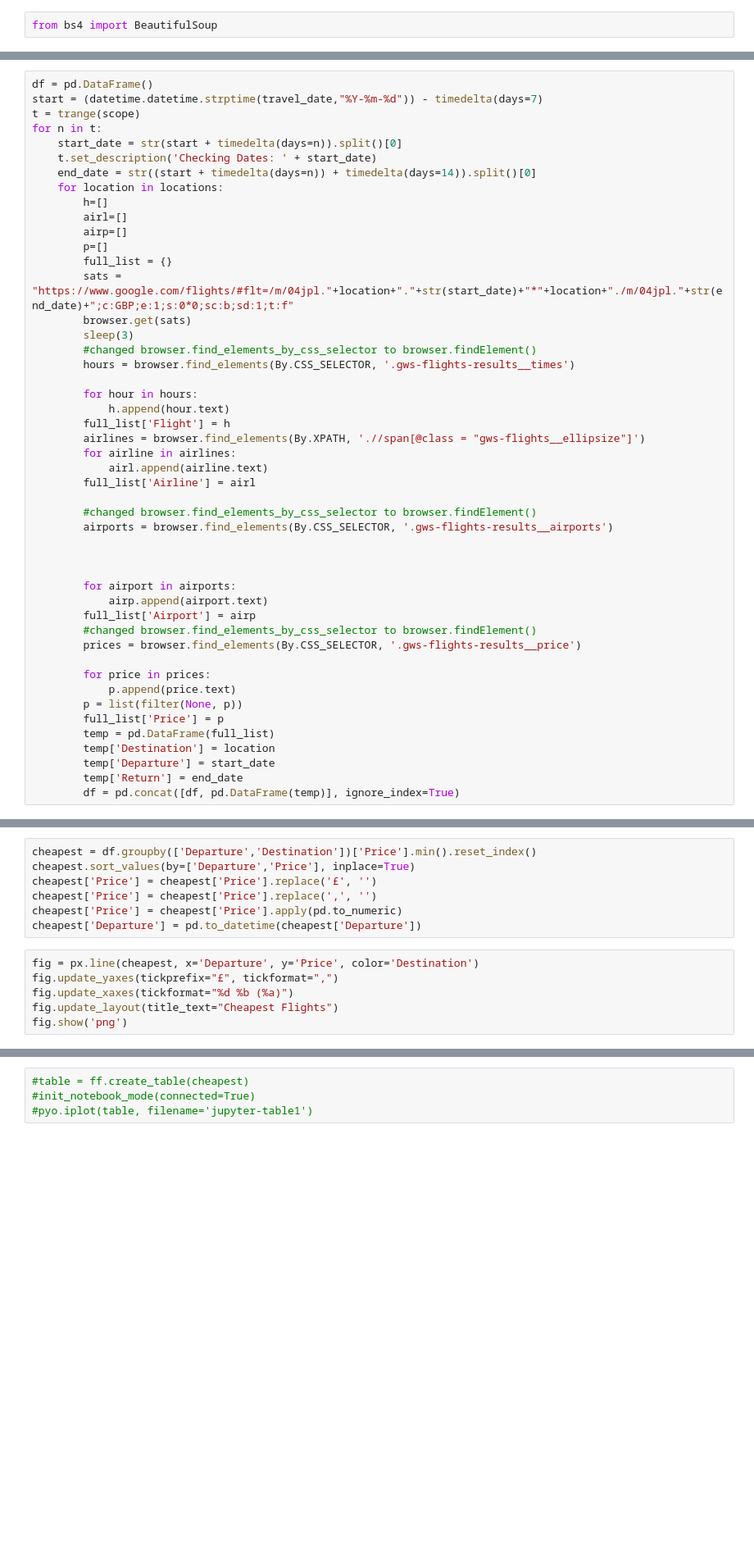
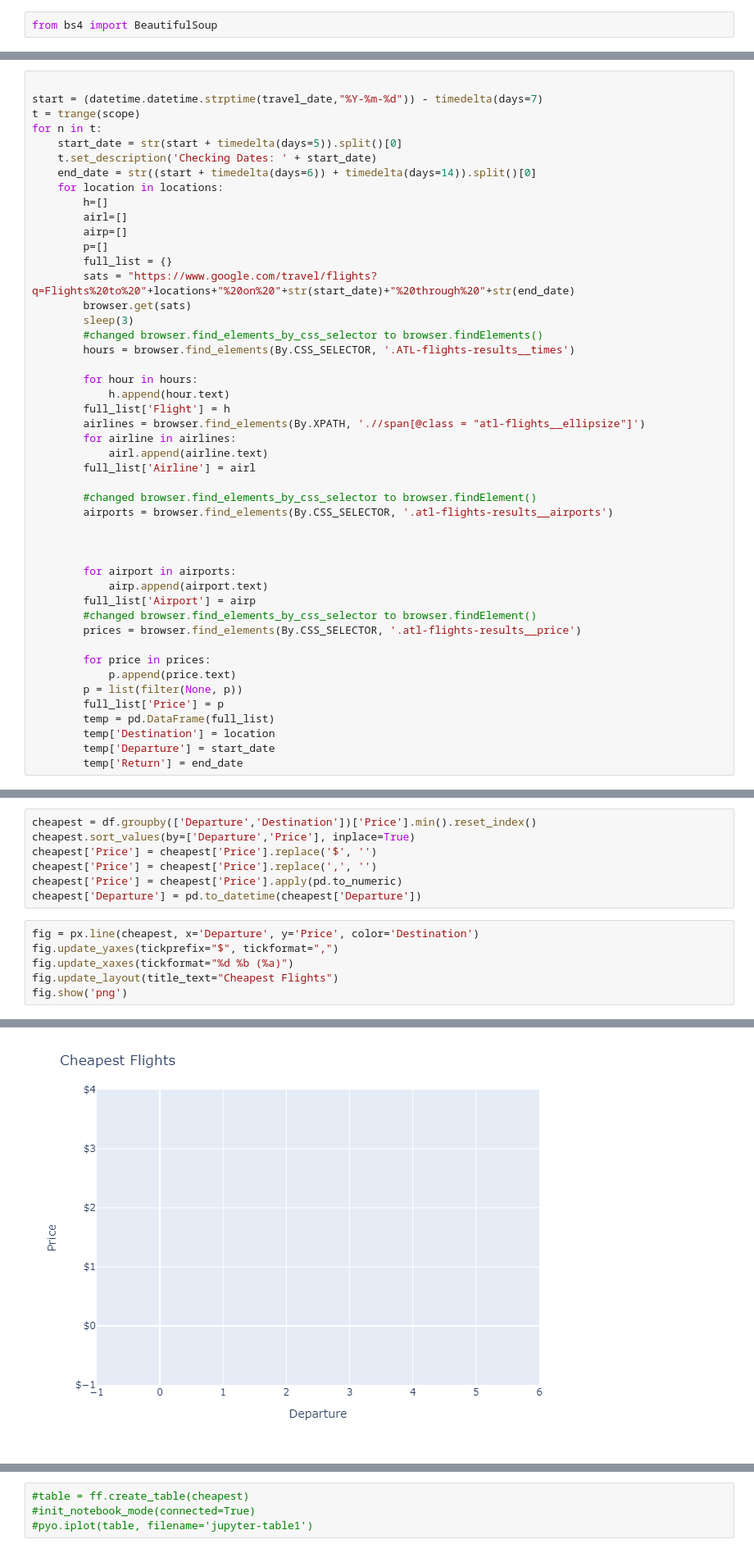
Before and after one commit to ksu-is/Whereto-, a Jupyter notebook: Wheretowip.ipynb, the cells around one changed output, grey strips where cells are left out. Shown: that part at 82% size. Saved outputs shown, nothing was run; the diff lists cells and outputs as text; blank space fills up the shorter version.

Commit message:
changed flight URL
the original URL was not actually searching google flights, rather just using broken links causing google flights to default back to its home screen.

```diff
--- a/Wheretowip.ipynb
+++ b/Wheretowip.ipynb
@@ -54,33 +34,33 @@ scope = 14
 # %%
-df = pd.DataFrame()
+
 start = (datetime.datetime.strptime(travel_date,"%Y-%m-%d")) - timedelta(days=7)
 t = trange(scope)
 for n in t:
-    start_date = str(start + timedelta(days=n)).split()[0]
+    start_date = str(start + timedelta(days=5)).split()[0]
     t.set_description('Checking Dates: ' + start_date)
-    end_date = str((start + timedelta(days=n)) + timedelta(days=14)).split()[0]
+    end_date = str((start + timedelta(days=6)) + timedelta(days=14)).split()[0]
     for location in locations:
         h=[]
         airl=[]
         airp=[]
         p=[]
         full_list = {}
-        sats = "https://www.google.com/flights/#flt=/m/04jpl."+location+"."+str(start_date)+"*"+location+"./m/04jpl."+str(end_date)+";c:GBP;e:1;s:0*0;sc:b;sd:1;t:f"
+        sats = "https://www.google.com/travel/flights?q=Flights%20to%20"+locations+"%20on%20"+str(start_date)+"%20through%20"+str(end_date)
         browser.get(sats)
         sleep(3)
-        #changed browser.find_elements_by_css_selector to browser.findElement()
-        hours = browser.find_elements(By.CSS_SELECTOR, '.gws-flights-results__times')
+        #changed browser.find_elements_by_css_selector to browser.findElements()
+        hours = browser.find_elements(By.CSS_SELECTOR, '.ATL-flights-results__times')
 
         for hour in hours:
             h.append(hour.text)
         full_list['Flight'] = h
-        airlines = browser.find_elements(By.XPATH, './/span[@class = "gws-flights__ellipsize"]')
+        airlines = browser.find_elements(By.XPATH, './/span[@class = "atl-flights__ellipsize"]')
         for airline in airlines:
             airl.append(airline.text)
         full_list['Airline'] = airl
 
         #changed browser.find_elements_by_css_selector to browser.findElement()
-        airports = browser.find_elements(By.CSS_SELECTOR, '.gws-flights-results__airports')
+        airports = browser.find_elements(By.CSS_SELECTOR, '.atl-flights-results__airports')
 
 
 
@@ -88,7 +68,7 @@ for n in t:
             airp.append(airport.text)
         full_list['Airport'] = airp
         #changed browser.find_elements_by_css_selector to browser.findElement()
-        prices = browser.find_elements(By.CSS_SELECTOR, '.gws-flights-results__price')
+        prices = browser.find_elements(By.CSS_SELECTOR, '.atl-flights-results__price')
 
         for price in prices:
             p.append(price.text)
@@ -98,4 +78,3 @@ for n in t:
         temp['Destination'] = location
         temp['Departure'] = start_date
         temp['Return'] = end_date
-        df = pd.concat([df, pd.DataFrame(temp)], ignore_index=True)
@@ -106,13 +89,13 @@ df[(df['Departure']=='2021-03-25') &(df['Destination']=='JFK')]
 # %%
 cheapest = df.groupby(['Departure','Destination'])['Price'].min().reset_index()
 cheapest.sort_values(by=['Departure','Price'], inplace=True)
-cheapest['Price'] = cheapest['Price'].replace('£', '')
+cheapest['Price'] = cheapest['Price'].replace('$', '')
 cheapest['Price'] = cheapest['Price'].replace(',', '')
 cheapest['Price'] = cheapest['Price'].apply(pd.to_numeric)
 cheapest['Departure'] = pd.to_datetime(cheapest['Departure'])
 # %%
 fig = px.line(cheapest, x='Departure', y='Price', color='Destination')
-fig.update_yaxes(tickprefix="£", tickformat=",")
+fig.update_yaxes(tickprefix="$", tickformat=",")
 fig.update_xaxes(tickformat="%d %b (%a)")
 fig.update_layout(title_text="Cheapest Flights")
 fig.show('png')
@@ -121,3 +103,4 @@ ValueError: Mime type rendering requires nbformat>=4.2.0 but it is not installed
+[figure, added]
 # %%
 plt.xkcd()
 fig, ax = plt.subplots(figsize=(18,8))
```
Also changed, not shown: parts of 7 cells of this notebook, 1 other file.
